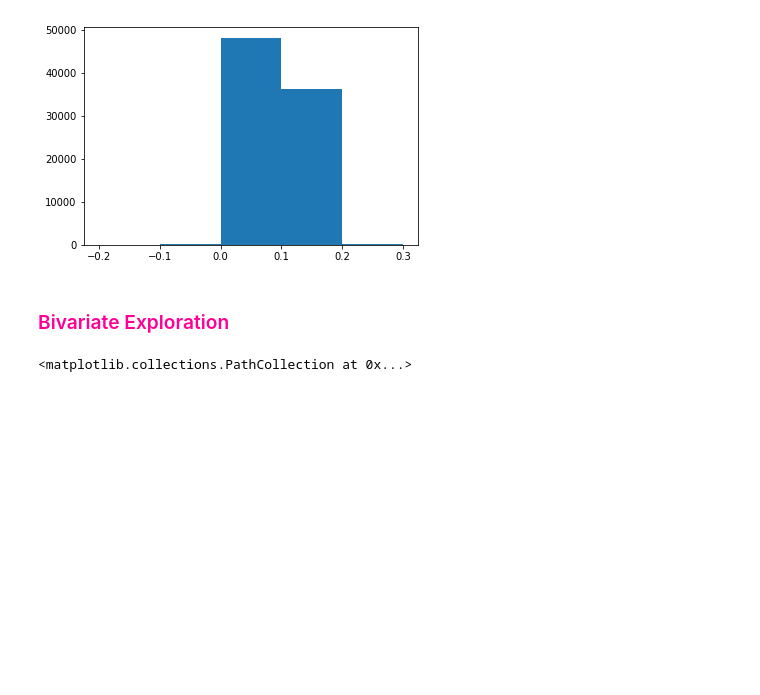
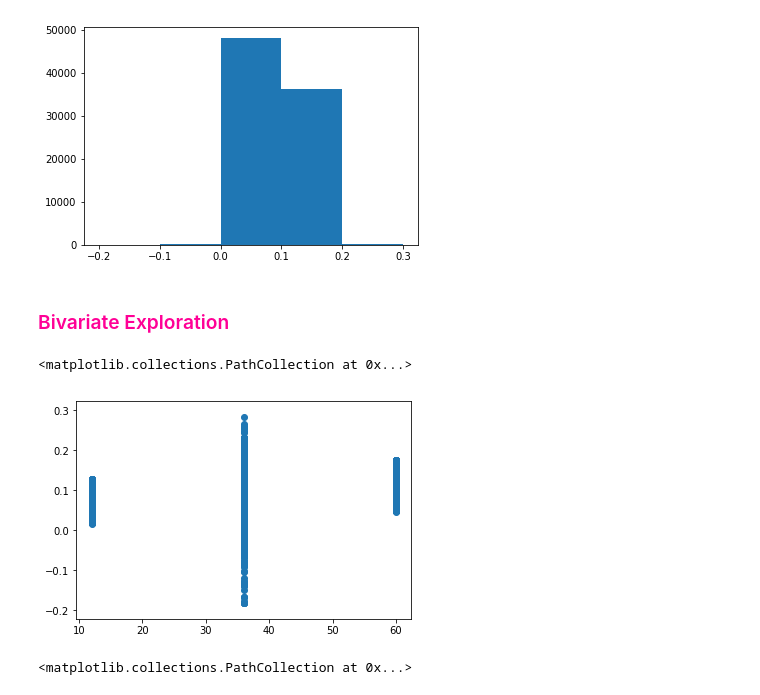
Before and after one commit to jovanmedfordDataAnalyst/loan-data-from-prosper, a Jupyter notebook: loan-analysis.ipynb, the cells around one changed output. Drawn from its saved outputs; the diff is of its cells as text; code cells hidden in the pictures; blank space fills up the shorter version.

```diff
--- a/loan-analysis.ipynb
+++ b/loan-analysis.ipynb
@@ -267,6 +296,11 @@ plt.hist(post_july["EstimatedReturn"],bins=bin_edges);
 [figure]
 # %% [markdown]
 ### <font color=#ff0096>Bivariate Exploration</font>
+# %%
+plt.scatter(post_july["Term"],post_july["EstimatedReturn"])
+# %% [output]
+<matplotlib.collections.PathCollection at 0x...>
+[figure, added]
 # %%
 plt.scatter(post_july["BorrowerAPR"],post_july["EstimatedReturn"],alpha=1/5)
 # %% [output]
```
Also changed, not shown: parts of 8 cells of this notebook.
